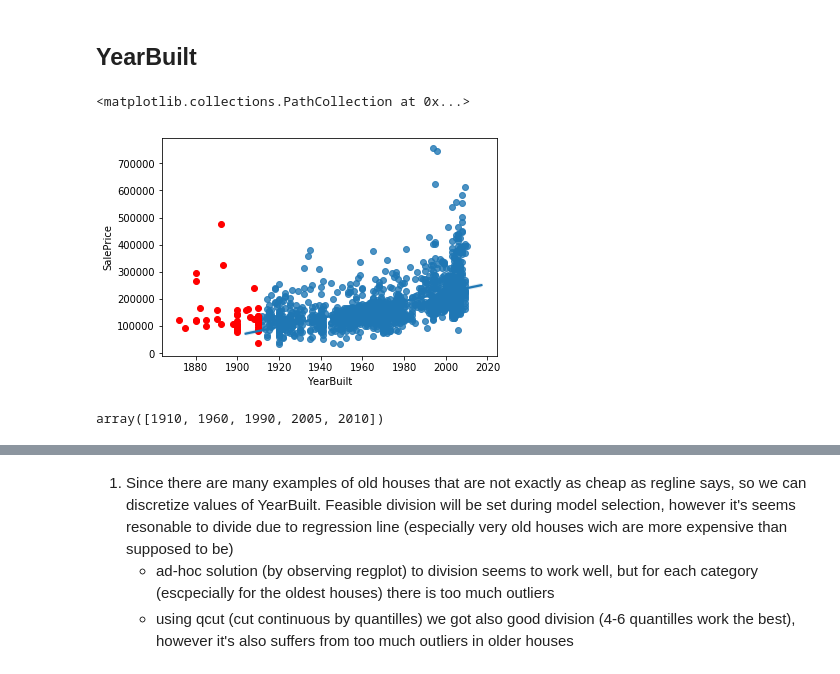
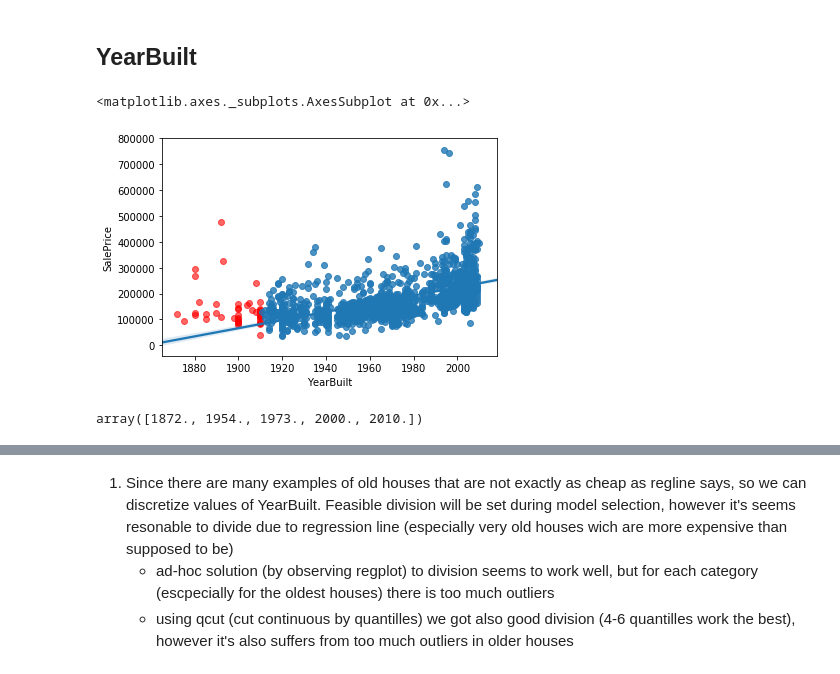
Before and after one commit to Kuba97/house-prices, a Jupyter notebook: notebooks/1.2.1 EDA - Statistical Analysis (numerical).ipynb, the cells around one changed output, grey strips where cells are left out. Cells and saved outputs as stored; diff of their text form; code cells hidden in the pictures.

```diff
--- a/notebooks/1.2.1 EDA - Statistical Analysis (numerical).ipynb
+++ b/notebooks/1.2.1 EDA - Statistical Analysis (numerical).ipynb
@@ -218,18 +289,19 @@ sns.scatterplot(train['1stFlrSF'], train['TotalBsmtSF'])
 ## YearBuilt
 # %%
 above_yr = train['YearBuilt']>1910
-sns.regplot(train[above_yr]['YearBuilt'], train[above_yr]['SalePrice'])
-plt.scatter(train[~above_yr]['YearBuilt'], train[~above_yr]['SalePrice'], color='red')
+ax = plt.subplot(111)
+ax.scatter(train[~above_yr]['YearBuilt'], train[~above_yr]['SalePrice'], color='red', alpha=.6)
+sns.regplot(train[above_yr]['YearBuilt'], train[above_yr]['SalePrice'], ax=ax)
 # %% [output]
-<matplotlib.collections.PathCollection at 0x...>
+<matplotlib.axes._subplots.AxesSubplot at 0x...>
-[figure, old version]
+[figure, new version]
 # %%
 #Example of such discretization
-YearBuilt_discretized = pd.cut(train['YearBuilt'], bins=[1910, 1960, 1990, 2005, 2010], labels=['retro', 'old', 'medium', 'new'], retbins=True)
+YearBuilt_discretized = pd.qcut(train['YearBuilt'], q=4, labels=['retro', 'old', 'medium', 'new'], retbins=True)
 # YearBuilt_discretized = pd.qcut(train['YearBuilt'], 7, retbins=True)
 YearBuilt_discretized[1]
 # %% [output]
-array([1910, 1960, 1990, 2005, 2010])
+array([1872., 1954., 1973., 2000., 2010.])
 # %%
 _, ax = plt.subplots(1, 2, figsize=(14, 4))
 sns.distplot(train['YearBuilt'], bins=YearBuilt_discretized[1], ax=ax[0])
```
Also changed, not shown: parts of 37 cells of this notebook, 2 other files.
